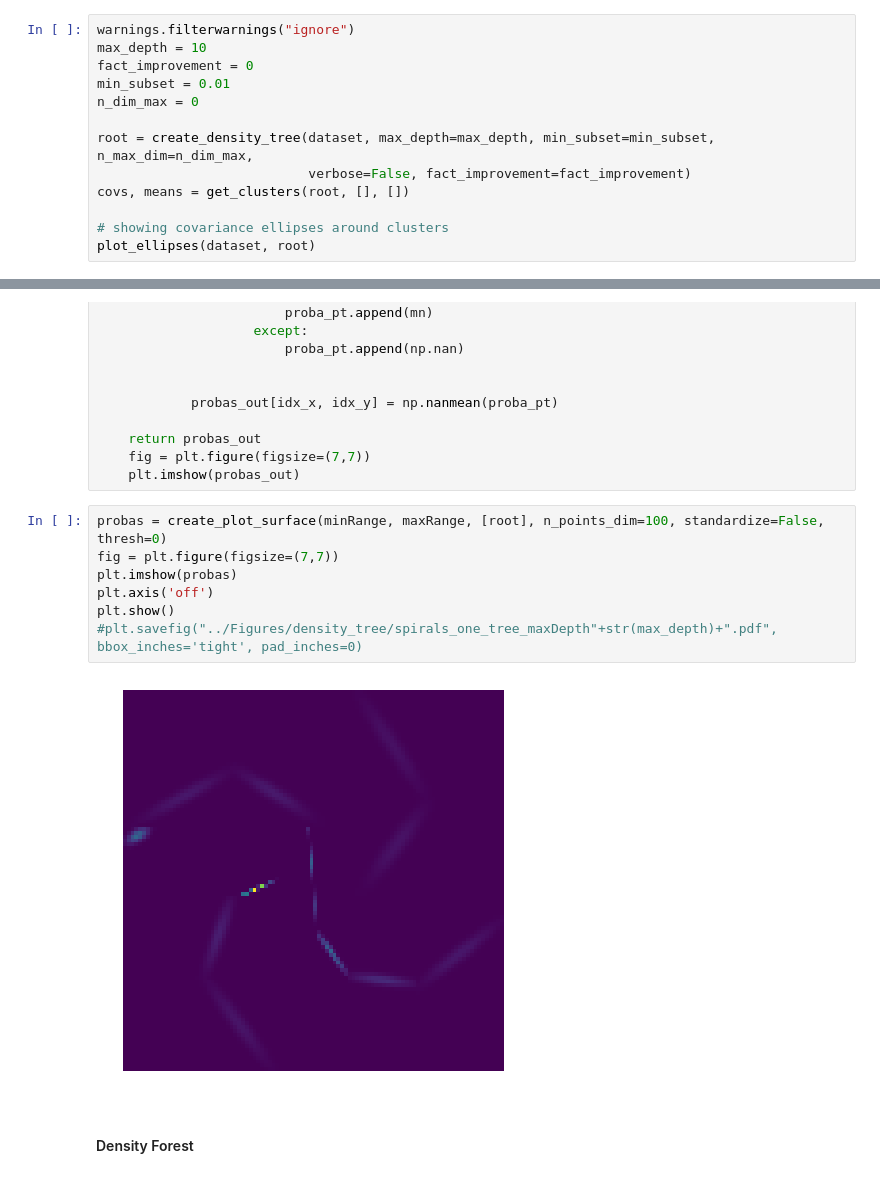
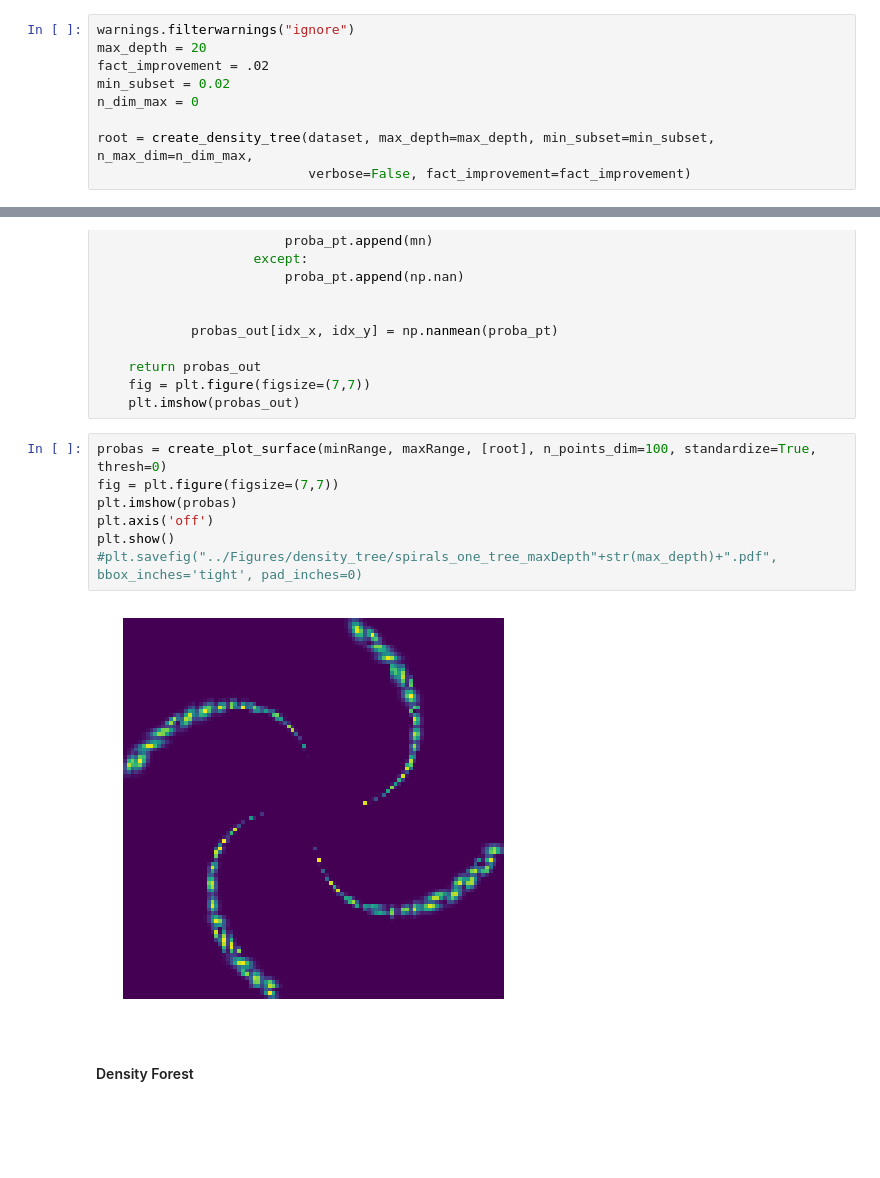
Before and after one commit to CyrilWendl/SIE-Master, a Jupyter notebook: Code/density_tree.ipynb, the cells around one changed output, grey strips where cells are left out. Drawn from its saved outputs; the diff is of its cells as text; blank space fills up the shorter version.

```diff
--- a/Code/density_tree.ipynb
+++ b/Code/density_tree.ipynb
@@ -170,13 +167,9 @@ def plot_ellipses(dataset, root):
 # %%
 warnings.filterwarnings("ignore")
-max_depth = 10
-fact_improvement = 0
-min_subset = 0.01
+max_depth = 20
+fact_improvement = .02
+min_subset = 0.02
 n_dim_max = 0
 
 root = create_density_tree(dataset, max_depth=max_depth, min_subset=min_subset, n_max_dim=n_dim_max,
                            verbose=False, fact_improvement=fact_improvement)
-covs, means = get_clusters(root, [], [])
-
-# showing covariance ellipses around clusters
-plot_ellipses(dataset, root)
@@ -244,14 +270,14 @@ def create_plot_surface(minRange, maxRange, roots, n_points_dim=100, standardize
     fig = plt.figure(figsize=(7,7))
     plt.imshow(probas_out)
 # %%
-probas = create_plot_surface(minRange, maxRange, [root], n_points_dim=100, standardize=False, thresh=0)
+probas = create_plot_surface(minRange, maxRange, [root], n_points_dim=100, standardize=True, thresh=0)
 fig = plt.figure(figsize=(7,7))
 plt.imshow(probas)
 plt.axis('off')
 plt.show()
 #plt.savefig("../Figures/density_tree/spirals_one_tree_maxDepth"+str(max_depth)+".pdf", bbox_inches='tight', pad_inches=0)
 # %% [output]
-[figure, old version]
+[figure, new version]
 # %% [markdown]
 #### Density Forest
 # %%
```
Also changed, not shown: parts of 13 cells of this notebook, 18 other files.
